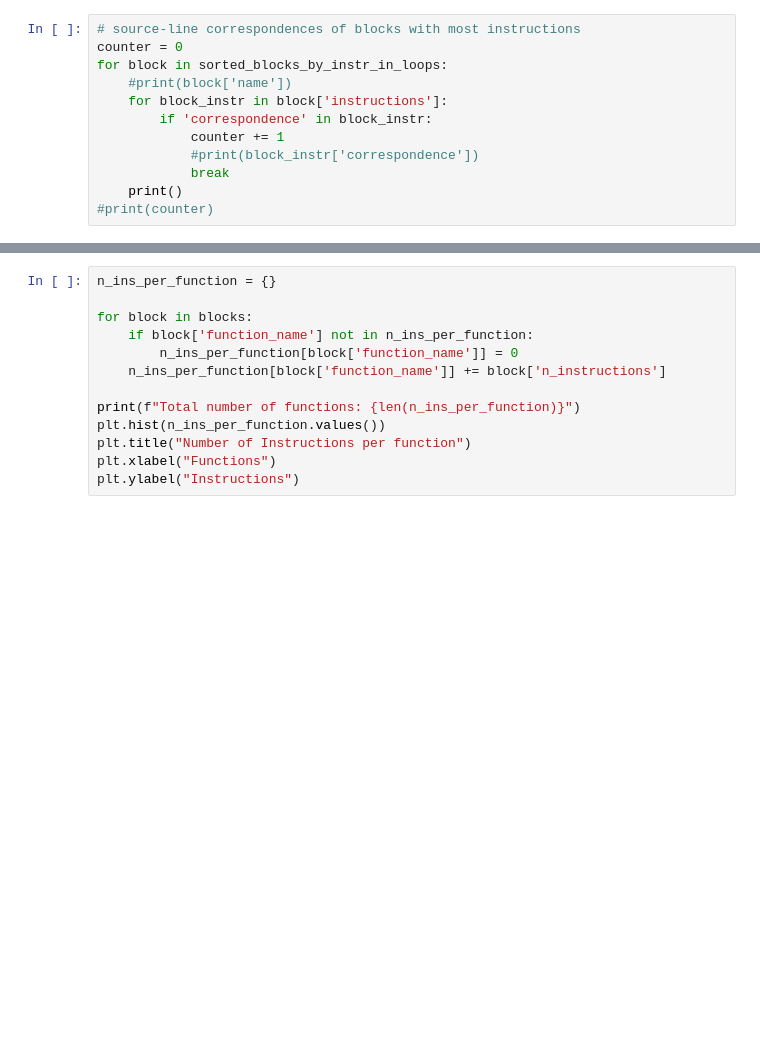
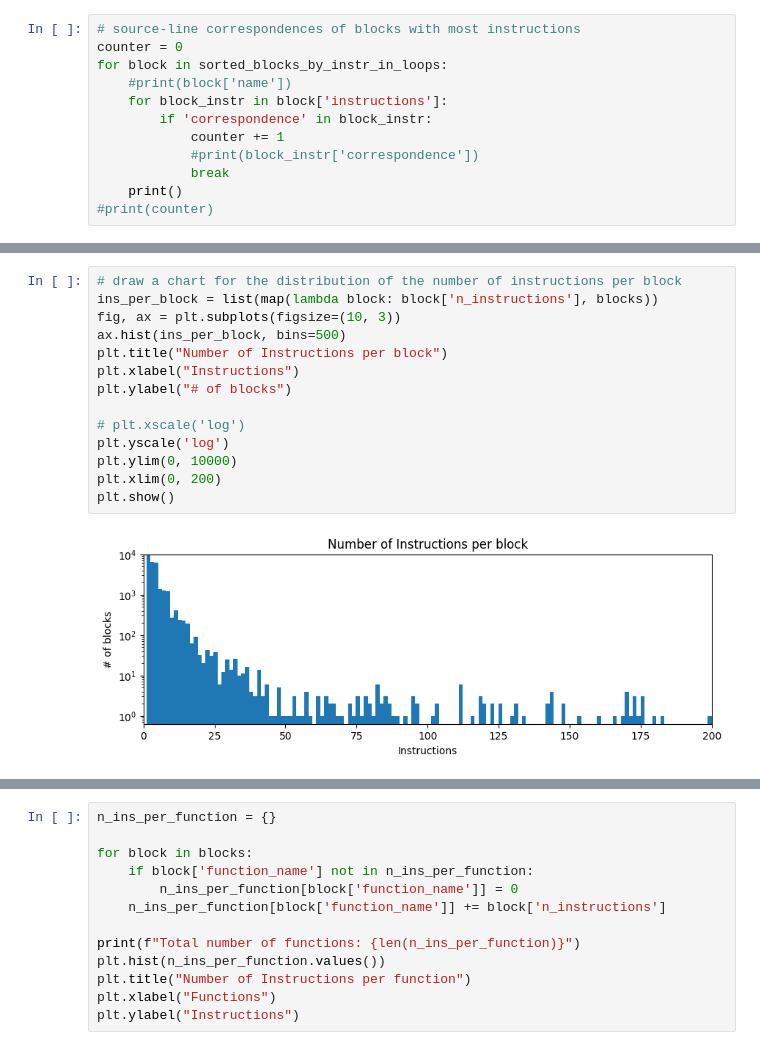
Before and after one commit to Prapti-044/dis-viz, a Jupyter notebook: analysis/main.ipynb, the cells around one changed output, grey strips where cells are left out. Cells and saved outputs as stored; diff of their text form; blank space fills up the shorter version.

```diff
--- a/analysis/main.ipynb
+++ b/analysis/main.ipynb
@@ -229,0 +230,16 @@ Total number of blocks: 44541
+# %%
+# draw a chart for the distribution of the number of instructions per block
+ins_per_block = list(map(lambda block: block['n_instructions'], blocks))
+fig, ax = plt.subplots(figsize=(10, 3))
+ax.hist(ins_per_block, bins=500)
+plt.title("Number of Instructions per block")
+plt.xlabel("Instructions")
+plt.ylabel("# of blocks")
+
+# plt.xscale('log')
+plt.yscale('log')
+plt.ylim(0, 10000)
+plt.xlim(0, 200)
+plt.show()
+# %% [output]
+[figure, added]
```
Also changed, not shown: parts of 17 cells of this notebook, 13 other files.
